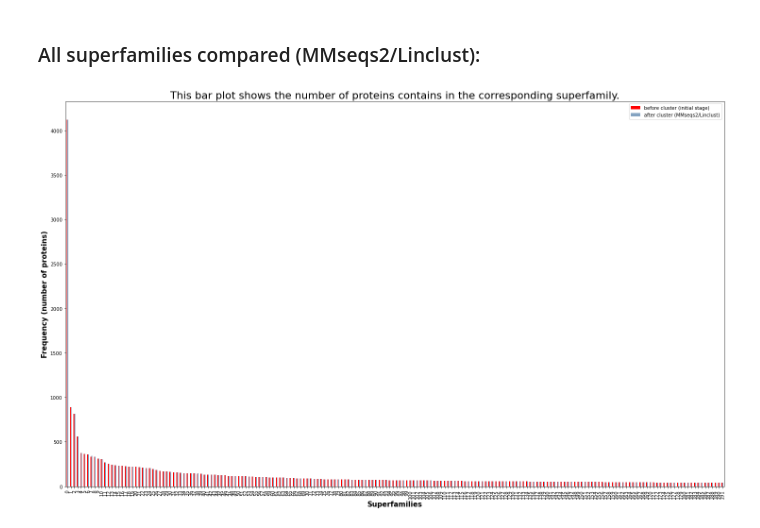
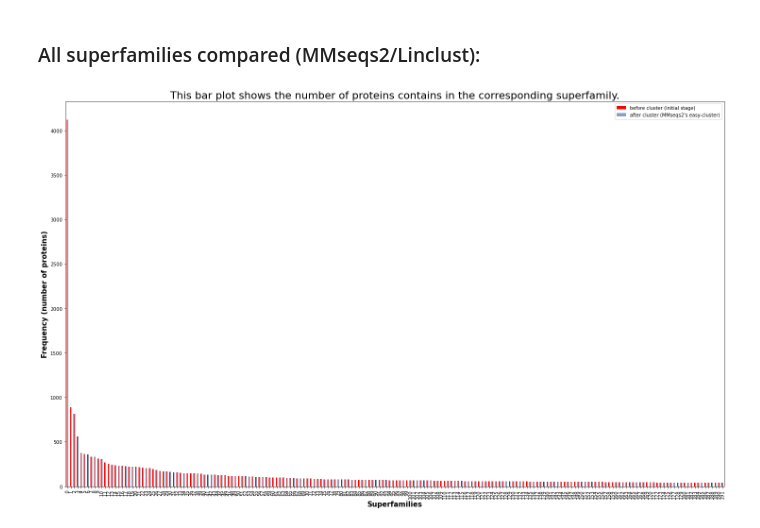
Before and after one commit to mrzResearchArena/esm-embedding-clustering, a Jupyter notebook: MMseqs2-Clustering.ipynb, the cells around one changed output. Saved outputs shown, nothing was run; the diff lists cells and outputs as text; code cells hidden in the pictures.

```diff
--- a/MMseqs2-Clustering.ipynb
+++ b/MMseqs2-Clustering.ipynb
@@ -629,28 +748,28 @@ plt.show()
 # %%
 # fig = plt.figure(figsize = (25, 15))
 plotdata = pd.DataFrame({
     "before cluster (initial stage)": originalMembers[:],
-    "after cluster (MMseqs2/Linclust)": members[:]},
+    "after cluster (MMseqs2\'s easy-cluster)": members[:]},
     index=range(len(superfamilies[:]))
 )
 
-plotdata.plot(kind="bar",figsize=(25, 15), color={'after cluster (MMseqs2/Linclust)': (0.2, 0.4, 0.6, 0.6), 'before cluster (initial stage)': 'red'})
+plotdata.plot(kind="bar",figsize=(25, 15), color={'after cluster (MMseqs2\'s easy-cluster)': (0.2, 0.4, 0.6, 0.6), 'before cluster (initial stage)': 'red'})
 # (0.2, 0.4, 0.6, 0.6)
 
 
 # index=["Django", "Gafur", "Tommy", "Ronnie"])
 #superfamilies[:15], members[:15]
 
 # color=(0.2, 0.4, 0.6, 0.6)
 
 plt.xlabel('Superfamilies', fontweight='bold', fontsize=15)
 plt.ylabel('Frequency (number of proteins)', fontweight='bold', fontsize=15)
 plt.title('This bar plot shows the number of proteins contains in the corresponding superfamily.', fontsize=22)
-plt.savefig(f'images-PNG/All-Compared.png', dpi=600)
-plt.savefig(f'images-JPG/All-Compared.jpg', dpi=600)
+plt.savefig(f'images-PNG/all-compared-easy-cluster.png')
+plt.savefig(f'images-JPG/all-compared-easy-cluster.jpg')
 
 plt.show()
 # %% [output]
-[figure, old version]
+[figure, new version]
 # %%
 # help(plt.savefig)
```
Also changed, not shown: parts of 51 cells of this notebook, 1 other file.
